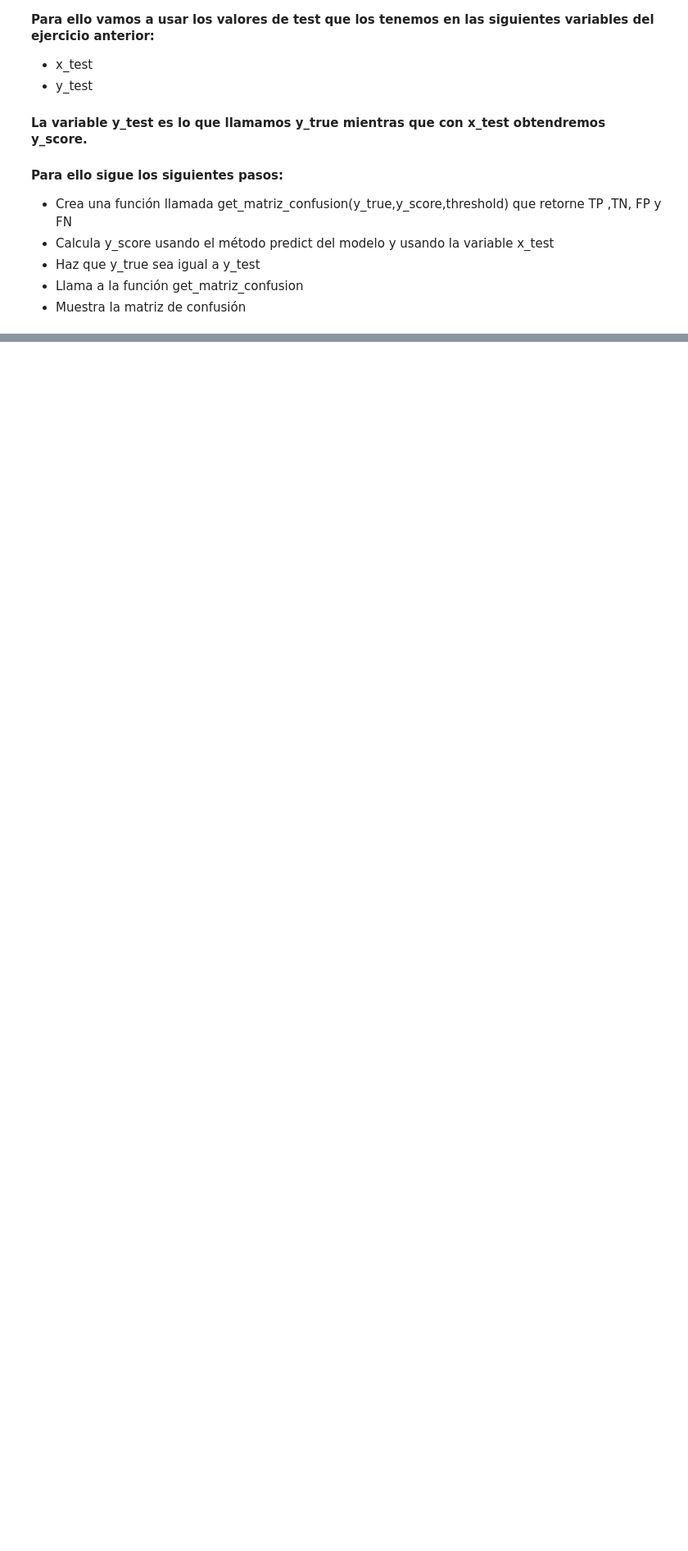
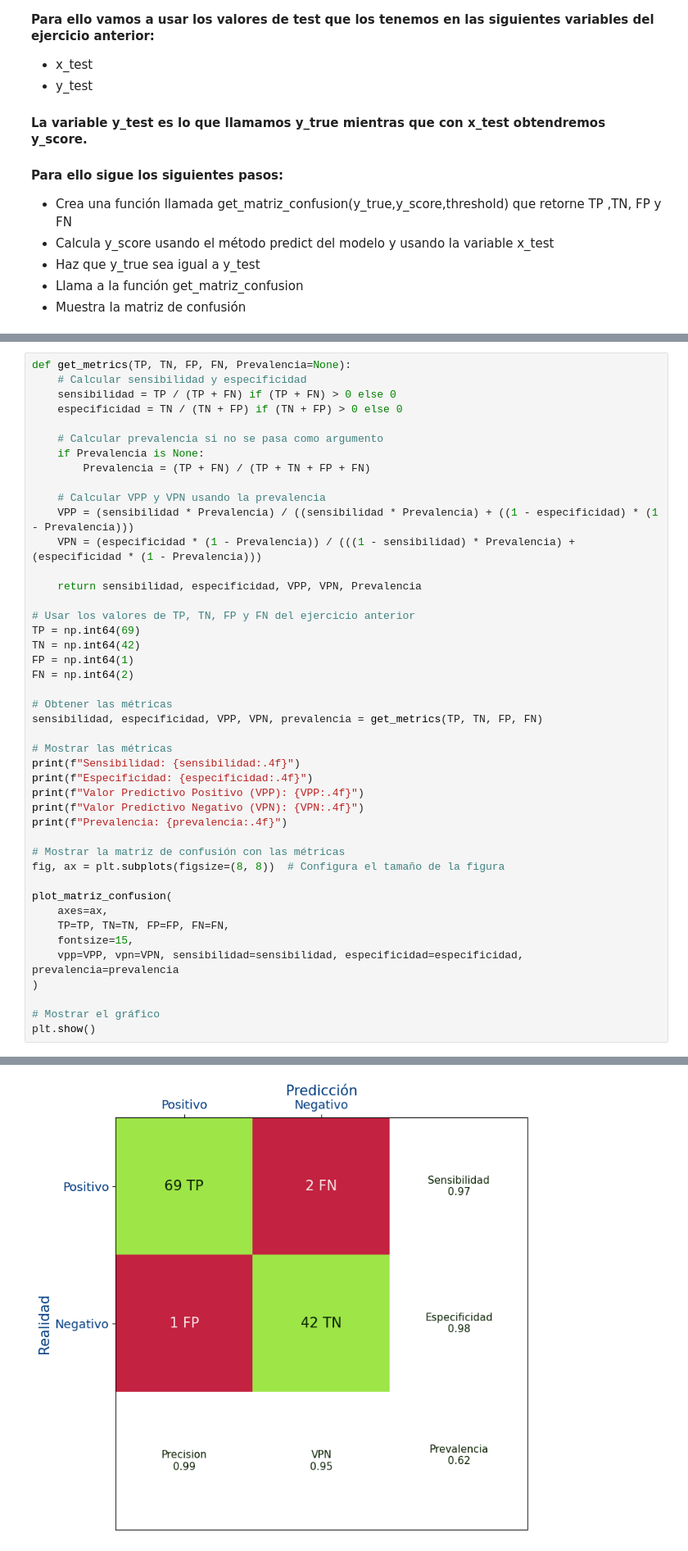
Before and after one commit to FelicianoRN01/PIA, a Jupyter notebook: Ej_Metricas.ipynb, the cells around one changed output, grey strips where cells are left out. Shown at 82% size. Cells and saved outputs as stored; diff of their text form; blank space fills up the shorter version.

```diff
--- a/Ej_Metricas.ipynb
+++ b/Ej_Metricas.ipynb
@@ -284,0 +395,45 @@ for epoch in range(epochs):
+# %%
+def get_metrics(TP, TN, FP, FN, Prevalencia=None):
+    # Calcular sensibilidad y especificidad
+    sensibilidad = TP / (TP + FN) if (TP + FN) > 0 else 0
+    especificidad = TN / (TN + FP) if (TN + FP) > 0 else 0
+
+    # Calcular prevalencia si no se pasa como argumento
+    if Prevalencia is None:
+        Prevalencia = (TP + FN) / (TP + TN + FP + FN)
+
+    # Calcular VPP y VPN usando la prevalencia
+    VPP = (sensibilidad * Prevalencia) / ((sensibilidad * Prevalencia) + ((1 - especificidad) * (1 - Prevalencia)))
+    VPN = (especificidad * (1 - Prevalencia)) / (((1 - sensibilidad) * Prevalencia) + (especificidad * (1 - Prevalencia)))
+
+    return sensibilidad, especificidad, VPP, VPN, Prevalencia
+
+# Usar los valores de TP, TN, FP y FN del ejercicio anterior
+TP = np.int64(69)
+TN = np.int64(42)
+FP = np.int64(1)
+FN = np.int64(2)
+
+# Obtener las métricas
+sensibilidad, especificidad, VPP, VPN, prevalencia = get_metrics(TP, TN, FP, FN)
+
+# Mostrar las métricas
+print(f"Sensibilidad: {sensibilidad:.4f}")
+print(f"Especificidad: {especificidad:.4f}")
+print(f"Valor Predictivo Positivo (VPP): {VPP:.4f}")
+print(f"Valor Predictivo Negativo (VPN): {VPN:.4f}")
+print(f"Prevalencia: {prevalencia:.4f}")
+
+# Mostrar la matriz de confusión con las métricas
+fig, ax = plt.subplots(figsize=(8, 8))  # Configura el tamaño de la figura
+
+plot_matriz_confusion(
+    axes=ax,
+    TP=TP, TN=TN, FP=FP, FN=FN,
+    fontsize=15,
+    vpp=VPP, vpn=VPN, sensibilidad=sensibilidad, especificidad=especificidad, prevalencia=prevalencia
+)
+
+# Mostrar el gráfico
+plt.show()
+# %% [output]
@@ -284,0 +445 @@ for epoch in range(epochs):
+[figure, added]
```
Also changed, not shown: parts of 16 cells of this notebook.
